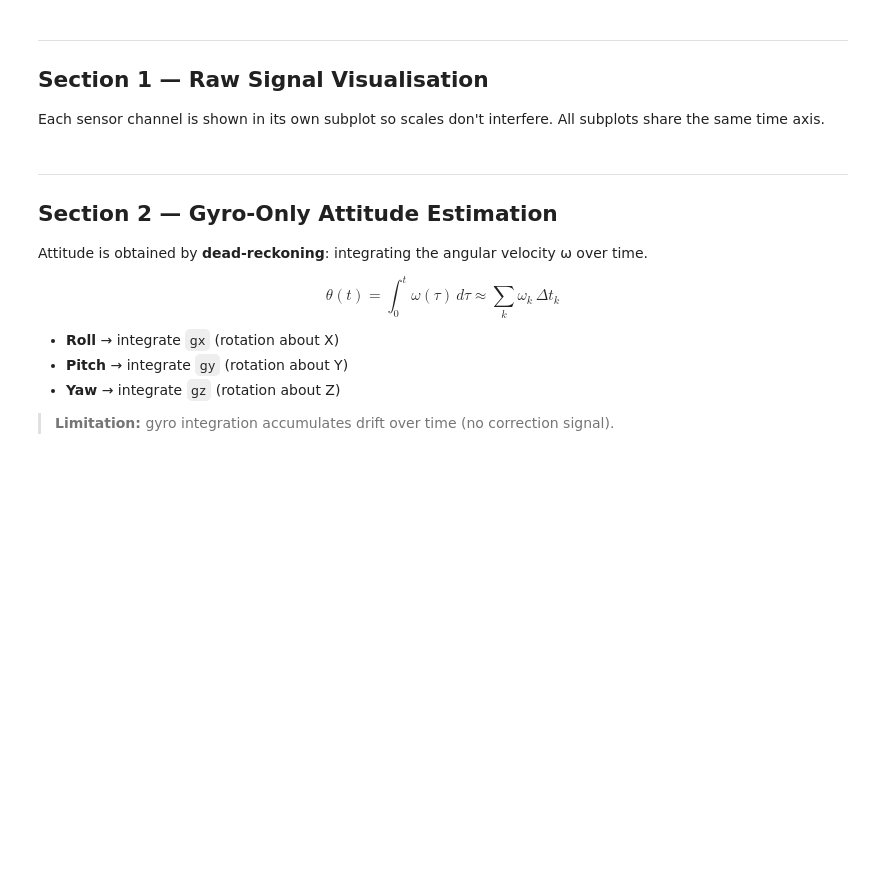
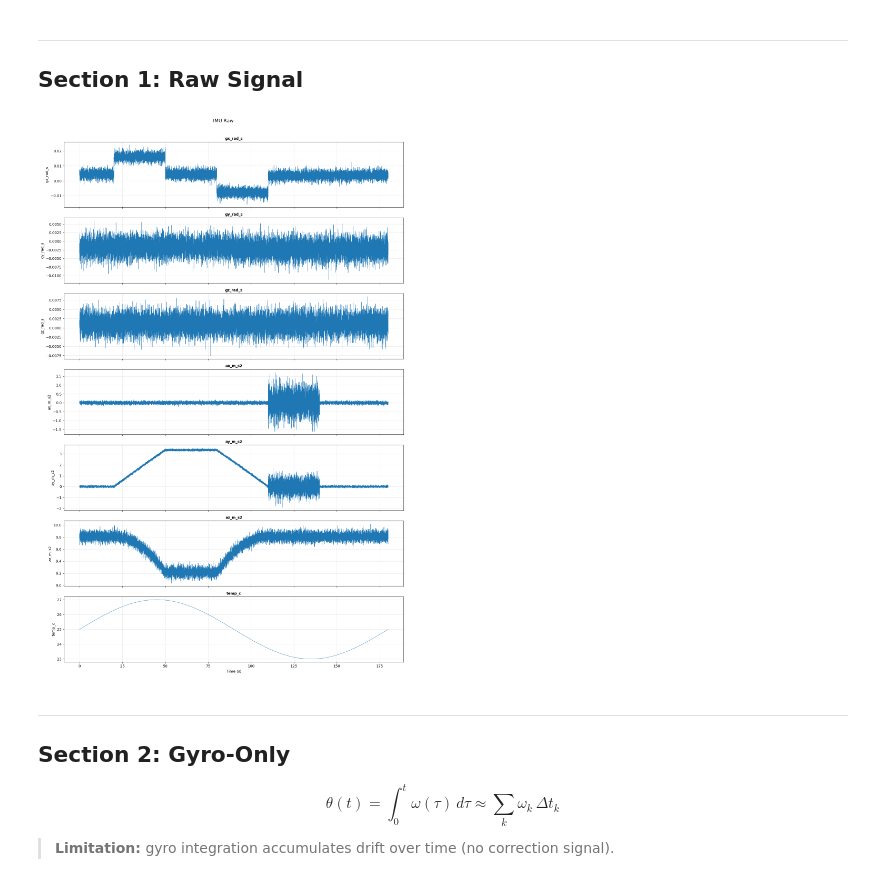
Before and after one commit to thefakhreddin/mwd, a Jupyter notebook: imu_analysis.ipynb, the cells around one changed output. Saved outputs shown, nothing was run; the diff lists cells and outputs as text; code cells hidden in the pictures; blank space fills up the shorter version.

```diff
--- a/imu_analysis.ipynb
+++ b/imu_analysis.ipynb
@@ -13,12 +5,10 @@ import pandas as pd
 import numpy as np
 import matplotlib.pyplot as plt
 
-CSV_FILE = 'imu_challenge_dataset_ext.csv'
-df = pd.read_csv(CSV_FILE, skiprows=1)
+df = pd.read_csv('imu_challenge_dataset_ext.csv', skiprows=1)
 
-TIME_COL = 'time_s'
-t = df[TIME_COL].values
-data_cols = [c for c in df.columns if c != TIME_COL]
+t = df['time_s'].values
+data_cols = [c for c in df.columns if c != 'time_s']
 
 print(f'Samples : {len(df):,}')
 print(f'Duration: {t[-1]:.1f} s')
@@ -27,33 +25,27 @@ df.head(3)
 # %% [markdown]
 ---
-## Section 1 — Raw Signal Visualisation
-Each sensor channel is shown in its own subplot so scales don't interfere.
-All subplots share the same time axis.
+## Section 1: Raw Signal
 # %%
 n = len(data_cols)
 fig, axes = plt.subplots(n, 1, figsize=(14, 3 * n), sharex=True)
 
 for ax, col in zip(axes, data_cols):
     ax.plot(t, df[col].values, linewidth=0.7)
     ax.set_title(col, fontsize=10, fontweight='bold')
     ax.set_ylabel(col)
     ax.grid(True, alpha=0.3)
 
 axes[-1].set_xlabel('Time (s)', fontsize=10)
-fig.suptitle('IMU Dataset — All Channels vs Time', fontsize=13, y=1.01)
+fig.suptitle('IMU Raw', fontsize=13, y=1.01)
 plt.tight_layout()
-plt.savefig('all_channels.png', dpi=150, bbox_inches='tight')
 plt.show()
+# %% [output]
+[figure, added]
 # %% [markdown]
 ---
-## Section 2 — Gyro-Only Attitude Estimation
-Attitude is obtained by **dead-reckoning**: integrating the angular velocity ω over time.
+## Section 2: Gyro-Only
 
 $$\theta(t) = \int_0^t \omega(\tau)\, d\tau \approx \sum_k \omega_k \, \Delta t_k$$
 
-- **Roll** → integrate `gx` (rotation about X)
-- **Pitch** → integrate `gy` (rotation about Y)
-- **Yaw** → integrate `gz` (rotation about Z)
-
 > **Limitation:** gyro integration accumulates drift over time (no correction signal).
 # %%
```
Also changed, not shown: parts of 11 cells of this notebook, 6 other files.
